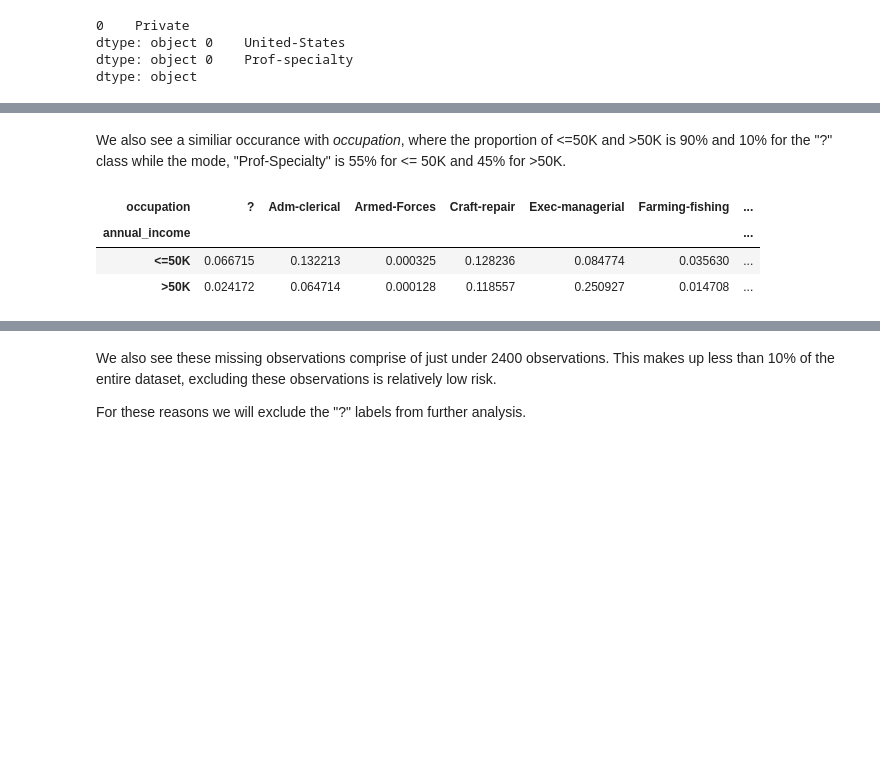
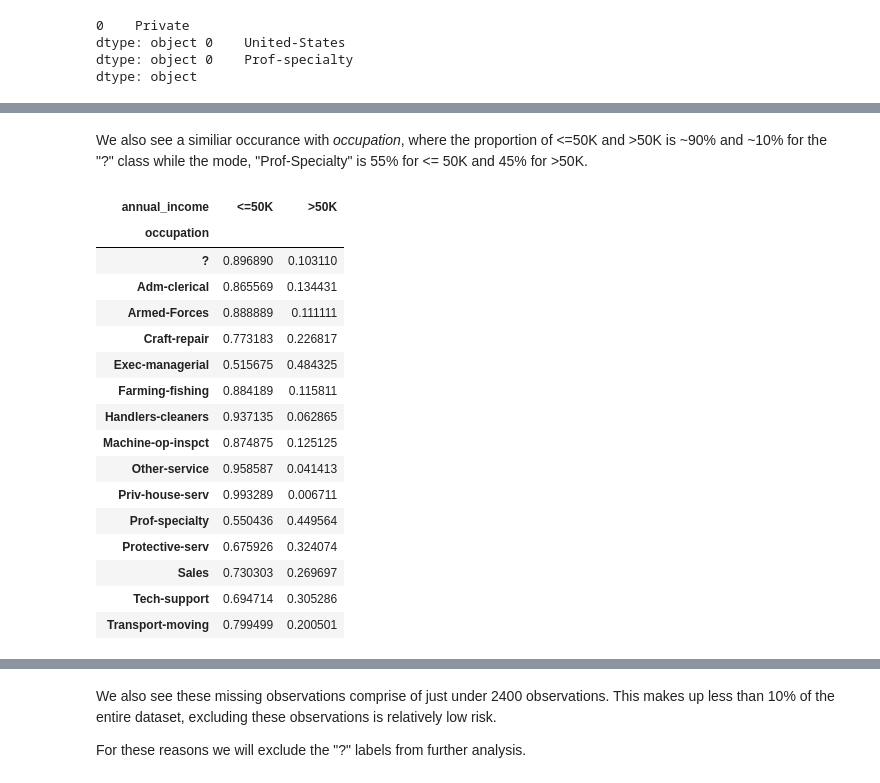
Before and after one commit to andrewmejia600/MSDS7331, a Jupyter notebook: Lab_1_submission.ipynb, the cells around one changed output, grey strips where cells are left out. Cells and saved outputs as stored; diff of their text form; code cells hidden in the pictures; blank space fills up the shorter version.

```diff
--- a/Lab_1_submission.ipynb
+++ b/Lab_1_submission.ipynb
@@ -351,9 +362,22 @@ pd.crosstab(raw_census_95_data.annual_income,raw_census_95_data.workclass).apply
 # %% [markdown]
-We also see a similiar occurance with *occupation*, where the proportion of <=50K and >50K is 90% and 10% for the "?" class while the mode, "Prof-Specialty" is 55% for <= 50K and 45% for >50K.
+We also see a similiar occurance with *occupation*, where the proportion of <=50K and >50K is ~90% and ~10% for the "?" class while the mode, "Prof-Specialty" is 55% for <= 50K and 45% for >50K.
 # %%
-pd.crosstab(raw_census_95_data.annual_income,raw_census_95_data.occupation).apply(lambda x: x/x.sum(), axis=1)
+pd.crosstab(raw_census_95_data.occupation, raw_census_95_data.annual_income).apply(lambda x: x/x.sum(), axis=1)
 # %% [output]
-| occupation | ? | Adm-clerical | Armed-Forces | Craft-repair | Exec-managerial | Farming-fishing | ... |
-| annual_income |  |  |  |  |  |  | ... |
-| <=50K | 0.066715 | 0.132213 | 0.000325 | 0.128236 | 0.084774 | 0.035630 | ... |
-| >50K | 0.024172 | 0.064714 | 0.000128 | 0.118557 | 0.250927 | 0.014708 | ... |
+| annual_income | <=50K | >50K |
+| occupation |  |  |
+| ? | 0.896890 | 0.103110 |
+| Adm-clerical | 0.865569 | 0.134431 |
+| Armed-Forces | 0.888889 | 0.111111 |
+| Craft-repair | 0.773183 | 0.226817 |
+| Exec-managerial | 0.515675 | 0.484325 |
+| Farming-fishing | 0.884189 | 0.115811 |
+| Handlers-cleaners | 0.937135 | 0.062865 |
+| Machine-op-inspct | 0.874875 | 0.125125 |
+| Other-service | 0.958587 | 0.041413 |
+| Priv-house-serv | 0.993289 | 0.006711 |
+| Prof-specialty | 0.550436 | 0.449564 |
+| Protective-serv | 0.675926 | 0.324074 |
+| Sales | 0.730303 | 0.269697 |
+| Tech-support | 0.694714 | 0.305286 |
+| Transport-moving | 0.799499 | 0.200501 |
```
Also changed, not shown: parts of 25 cells of this notebook.
